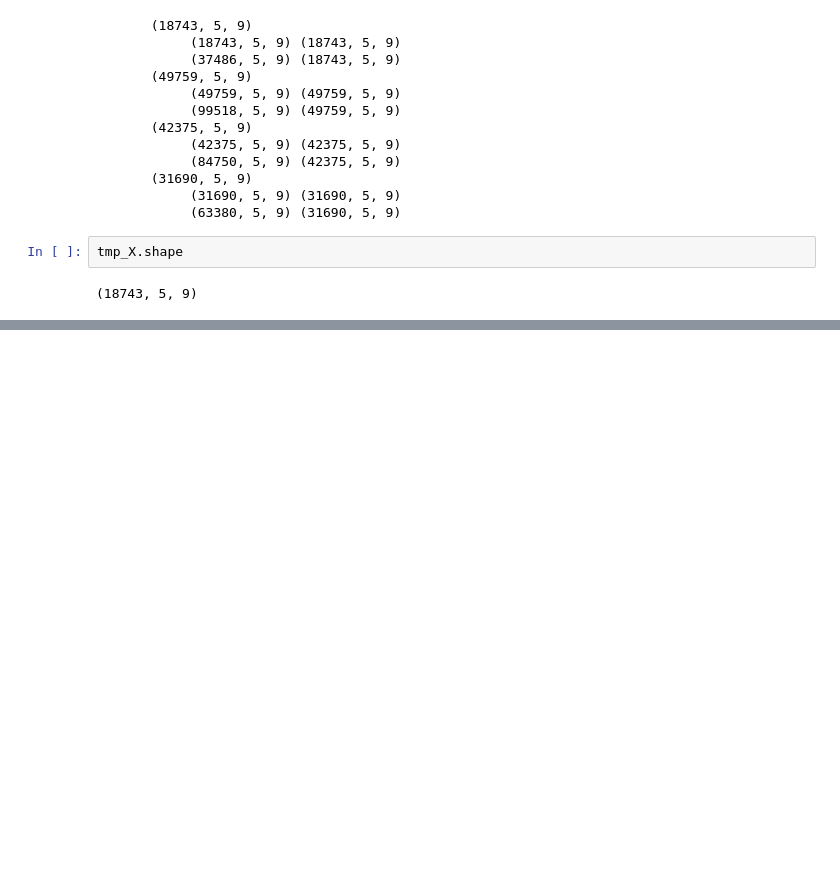
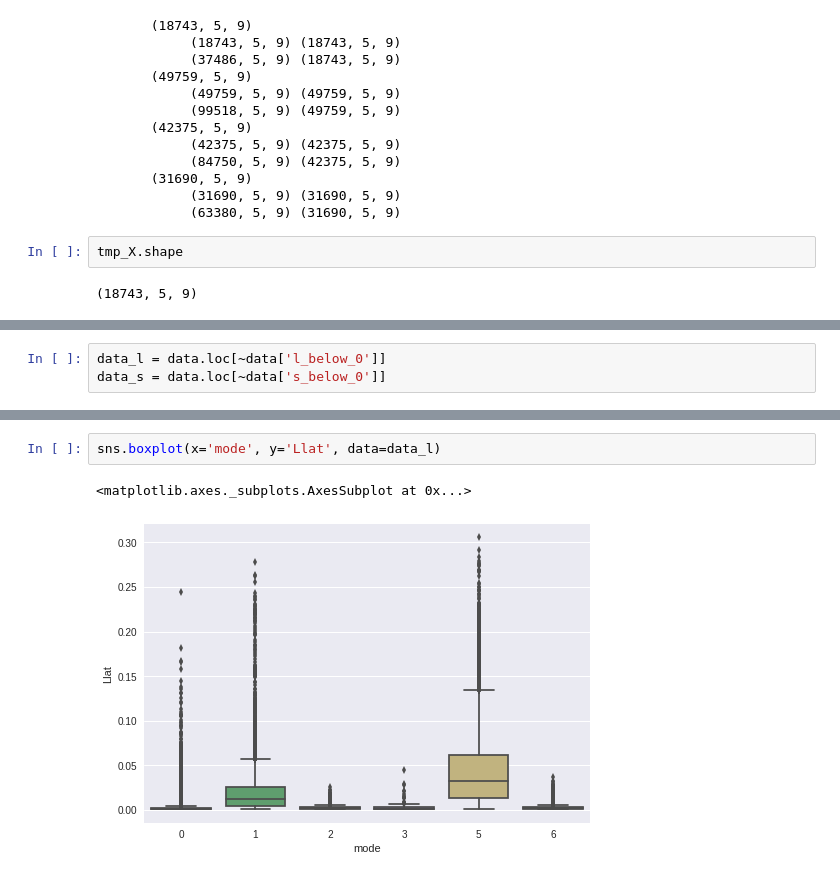
Before and after one commit to ggaemo/LG_HA, a Jupyter notebook: training_data_generation.ipynb, the cells around one changed output, grey strips where cells are left out. Cells and saved outputs as stored; diff of their text form; blank space fills up the shorter version.

```diff
--- a/training_data_generation.ipynb
+++ b/training_data_generation.ipynb
@@ -98,0 +200,3 @@ tmp_X.shape
+# %%
+data_l = data.loc[~data['l_below_0']]
+data_s = data.loc[~data['s_below_0']]
@@ -98,0 +253,5 @@ tmp_X.shape
+# %%
+sns.boxplot(x='mode', y='Llat', data=data_l)
+# %% [output]
+<matplotlib.axes._subplots.AxesSubplot at 0x...>
+[figure, added]
```
Also changed, not shown: parts of 39 cells of this notebook, 4 other files.
